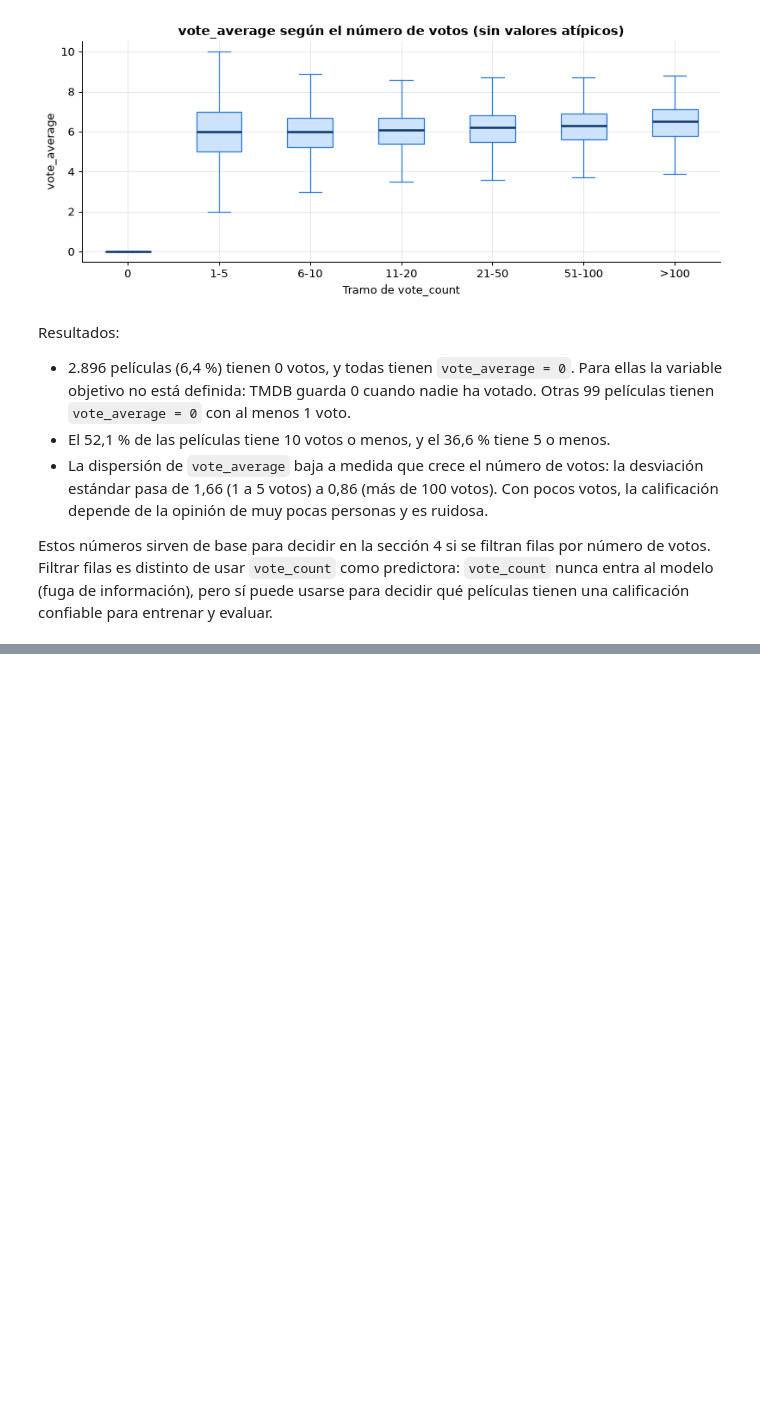
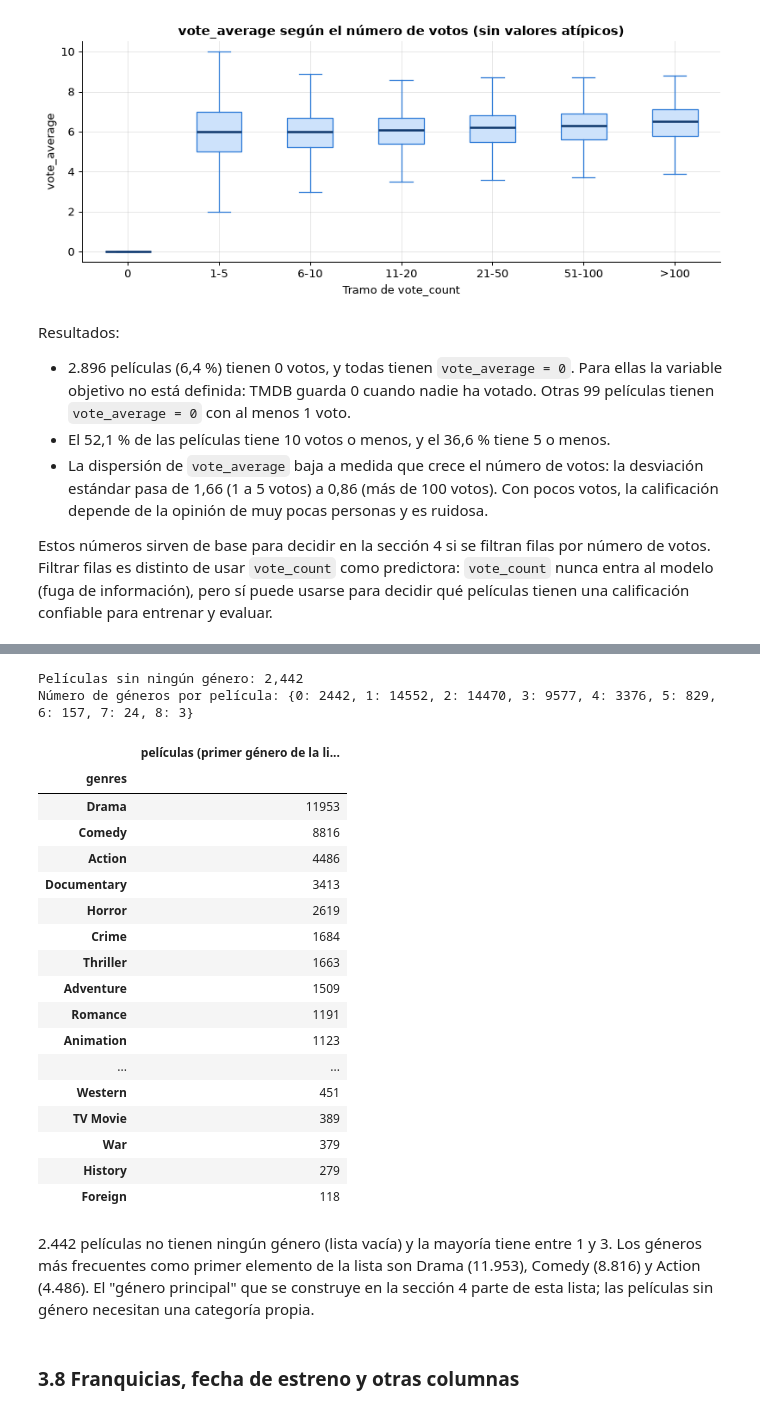
Before and after one commit to amunera66/proyecto-modelos-1, a Jupyter notebook: fase-1/fase1_modelo_predictivo.ipynb, the cells around one changed output, grey strips where cells are left out. Saved outputs shown, nothing was run; the diff lists cells and outputs as text; code cells hidden in the pictures; blank space fills up the shorter version.

```diff
--- a/fase-1/fase1_modelo_predictivo.ipynb
+++ b/fase-1/fase1_modelo_predictivo.ipynb
@@ -340,0 +423,31 @@ Estos números sirven de base para decidir en la sección 4 si se filtran filas
+# %%
+lista_generos = df["genres"].apply(lambda s: [g["name"] for g in ast.literal_eval(s)])
+print(f"Películas sin ningún género: {(lista_generos.str.len() == 0).sum():,}")
+print(f"Número de géneros por película: {lista_generos.str.len().value_counts().sort_index().to_dict()}")
+primer_genero = lista_generos.str[0].value_counts()
+primer_genero.to_frame("películas (primer género de la lista)")
+# %% [output]
+Películas sin ningún género: 2,442
+Número de géneros por película: {0: 2442, 1: 14552, 2: 14470, 3: 9577, 4: 3376, 5: 829, 6: 157, 7: 24, 8: 3}
+|  | películas (primer género de la li... |
+| genres |  |
+| Drama | 11953 |
+| Comedy | 8816 |
+| Action | 4486 |
+| Documentary | 3413 |
+| Horror | 2619 |
+| Crime | 1684 |
+| Thriller | 1663 |
+| Adventure | 1509 |
+| Romance | 1191 |
+| Animation | 1123 |
+| ... | ... |
+| Western | 451 |
+| TV Movie | 389 |
+| War | 379 |
+| History | 279 |
+| Foreign | 118 |
+# %% [markdown]
+2.442 películas no tienen ningún género (lista vacía) y la mayoría tiene entre 1 y 3. Los géneros más frecuentes como primer elemento de la lista son Drama (11.953), Comedy (8.816) y Action (4.486). El "género principal" que se construye en la sección 4 parte de esta lista; las películas sin género necesitan una categoría propia.
+# %% [markdown]
+### 3.8 Franquicias, fecha de estreno y otras columnas
```
Also changed, not shown: parts of 13 cells of this notebook.
